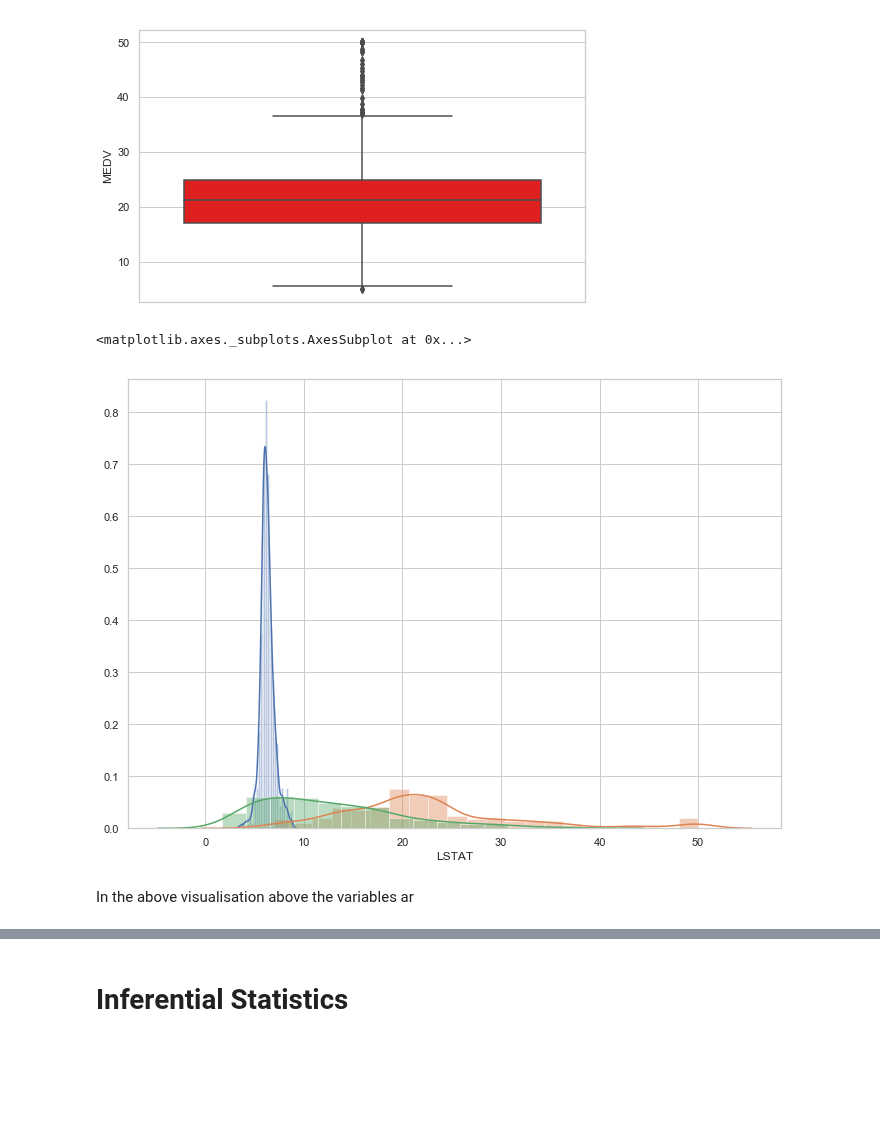
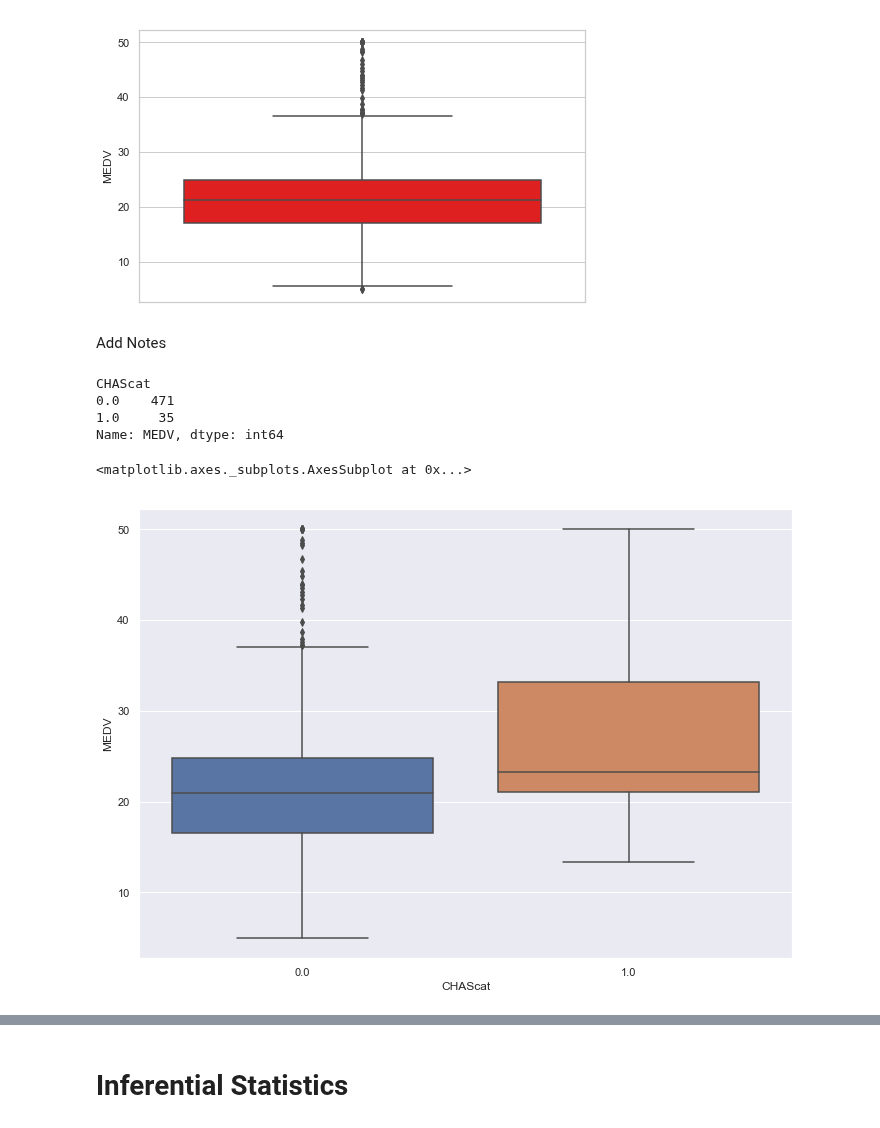
Before and after one commit to donalcarr/Machine-Learning-Assessment-2019, a Jupyter notebook: Machine Learning - Boston Housing Dataset.ipynb, the cells around one changed output, grey strips where cells are left out. Cells and saved outputs as stored; diff of their text form; code cells hidden in the pictures; blank space fills up the shorter version.

```diff
--- a/Machine Learning - Boston Housing Dataset.ipynb
+++ b/Machine Learning - Boston Housing Dataset.ipynb
@@ -84,12 +85,5 @@ sns.boxplot(y="MEDV",data=boston,color="red")
 # %% [output]
 <matplotlib.axes._subplots.AxesSubplot at 0x...>
 [figure]
-# %%
-sns.distplot(boston['RM'], label="RM")
-sns.distplot(boston['MEDV'],label="MEDV");
-sns.distplot(boston['LSTAT'],label="LSTAT")
-# %% [output]
-<matplotlib.axes._subplots.AxesSubplot at 0x...>
-[figure, removed]
-# %% [markdown]
-In the above visualisation above the variables ar
+# %% [markdown]
+Add Notes
@@ -95,0 +92,13 @@ In the above visualisation above the variables ar
+# %%
+boston.groupby('CHAScat')['MEDV'].count()
+# %% [output]
+CHAScat
+0.0    471
+1.0     35
+Name: MEDV, dtype: int64
+# %%
+
+sns.boxplot(x='CHAScat', y='MEDV', data=boston)
+# %% [output]
+<matplotlib.axes._subplots.AxesSubplot at 0x...>
+[figure, added]
```
Also changed, not shown: parts of 15 cells of this notebook.
